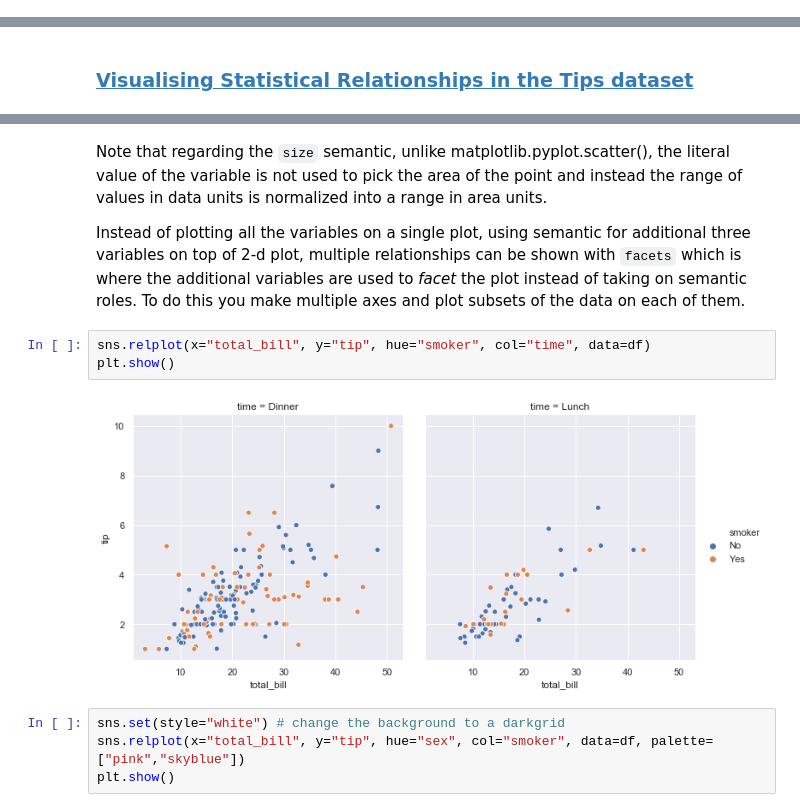
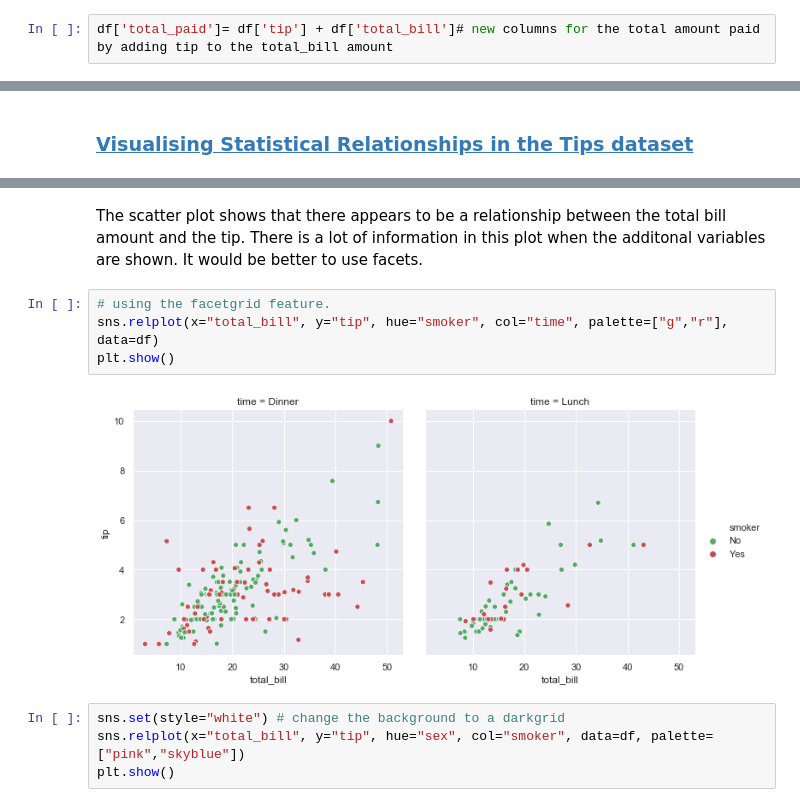
Before and after one commit to angela1C/Fundamentals-of-Data-Analysis-Project-2019, a Jupyter notebook: tips-project.ipynb, the cells around one changed output, grey strips where cells are left out. Cells and saved outputs as stored; diff of their text form.

```diff
--- a/tips-project.ipynb
+++ b/tips-project.ipynb
@@ -420,3 +431,5 @@ df['tip_rate']= round((df['tip']/df['total_bill'])*100) # new columns for the ti
+# %%
+df['total_paid']= df['tip'] + df['total_bill']# new columns for the total amount paid by adding tip to the total_bill amount
 # %%
 df.head()
 # %% [output]
@@ -731,12 +746,12 @@ plt.show()
-# %% [markdown]
-Note that regarding the `size` semantic, unlike matplotlib.pyplot.scatter(), the literal value of the variable is not used to pick the area of the point and instead the range of values in data units is normalized into a range in area units.
-
-Instead of plotting all the variables on a single plot,  using semantic for additional three variables on top of 2-d plot, multiple relationships can be shown with `facets` which is where the additional variables are used to *facet* the plot instead of taking on semantic roles. To do this you make multiple axes and plot subsets of the data on each of them.
+# %% [markdown]
+The scatter plot shows that there appears to be a relationship between the total bill amount and the tip.
+There is a lot of information in this plot when the additonal variables are shown. It would be better to use facets.
 # %%
-sns.relplot(x="total_bill", y="tip", hue="smoker", col="time", data=df)
+# using the facetgrid feature.
+sns.relplot(x="total_bill", y="tip", hue="smoker", col="time", palette=["g","r"], data=df)
 plt.show()
 # %% [output]
-[figure, old version]
+[figure, new version]
 # %%
 sns.set(style="white") # change the background to a darkgrid
 sns.relplot(x="total_bill", y="tip", hue="sex", col="smoker", data=df, palette=["pink","skyblue"])
```
Also changed, not shown: parts of 24 cells of this notebook.
